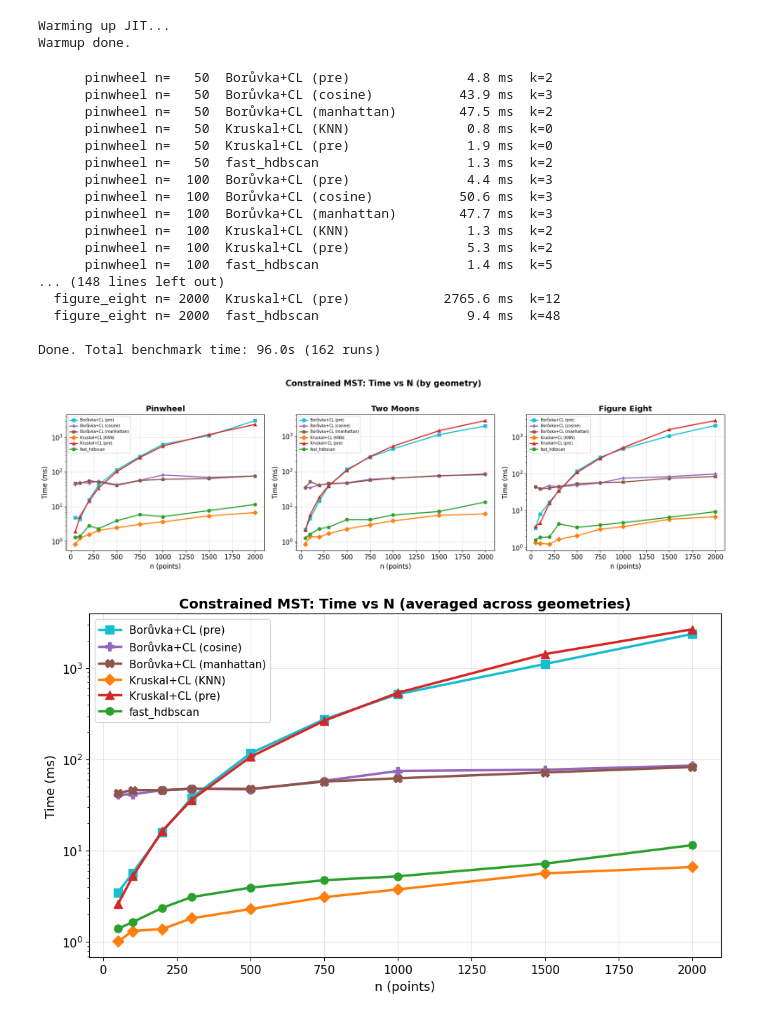
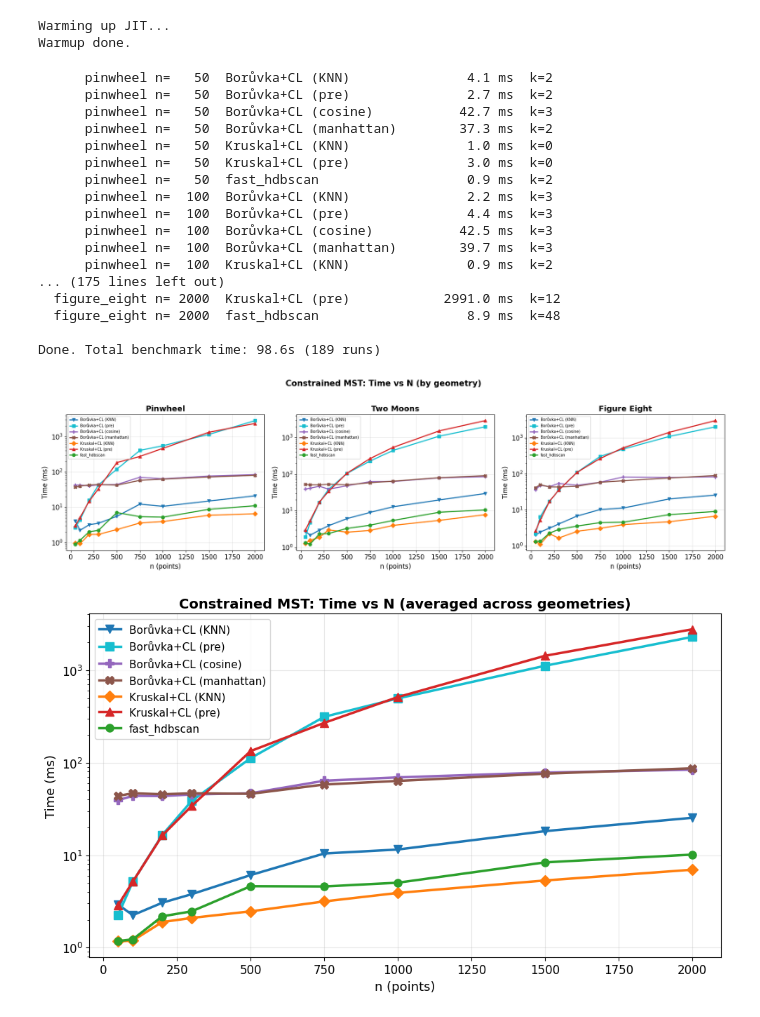
Before and after one commit to kareef928/fast_hdbscan, a Jupyter notebook: benchmark_scaling.ipynb, the cells around one changed output. Cells and saved outputs as stored; diff of their text form; code cells hidden in the pictures.

Commit message:
add boruvka CL knn

```diff
--- a/benchmark_scaling.ipynb
+++ b/benchmark_scaling.ipynb
@@ -51,13 +51,16 @@ _load("core_graph")
 _load("boruvka")
 _load("precomputed")
 _load("kruskal")
+_load("nndescent")
 _load("hdbscan")
 _bc = _load("boruvka_constrained")
 print("Done.")
 
 # Constrained Borůvka path
 build_kdtree = sys.modules["fast_hdbscan.numba_kdtree"].build_kdtree
+parallel_tree_query = sys.modules["fast_hdbscan.numba_kdtree"].parallel_tree_query
 constrained_hdbscan_from_boruvka = _bc.constrained_hdbscan_from_boruvka
+_knn_graph_to_sparse = sys.modules["fast_hdbscan.nndescent"]._knn_graph_to_sparse
 
 # Kruskal paths
 kruskal_mst_from_feature_matrix = sys.modules["fast_hdbscan.kruskal"].kruskal_mst_from_feature_matrix
@@ -133,6 +136,27 @@ def gen_figure_eight(n, seed=SEED):
     return X, y
 # %%
 # ── Method runners: return (time_s, n_clusters, labels) ──
+
+def run_boruvka_knn(X, cl_indptr, cl_indices, ms=5, mcs=5):
+    """Borůvka+CL via KD-tree KNN sparse graph (no O(n²) distance matrix)."""
+    knn_k = max(10, ms * 2)
+    t0 = time.perf_counter()
+    tree = build_kdtree(X.astype(np.float32), leaf_size=40)
+    k_query = max(knn_k, ms) + 1  # +1 for self
+    distances_rdist, neighbors_raw = parallel_tree_query(
+        tree, tree.data, k=k_query, output_rdist=True)
+    distances = np.sqrt(distances_rdist.astype(np.float64))
+    knn_indices = neighbors_raw[:, 1:].astype(np.int32)   # skip self
+    knn_distances = distances[:, 1:]                       # skip self
+    D_sparse = _knn_graph_to_sparse(knn_indices, knn_distances, X.shape[0])
+    labels, probs, edges = constrained_hdbscan_from_boruvka(
+        D_sparse, 1, cl_indptr, cl_indices,
+        min_cluster_size=mcs, min_samples=ms,
+        metric="precomputed"
+    )
+    elapsed = time.perf_counter() - t0
+    n_clusters = len(set(labels)) - (1 if -1 in labels else 0)
+    return elapsed, n_clusters, labels
 
 def run_boruvka_precomputed(X, cl_indptr, cl_indices, ms=5, mcs=5):
     """Borůvka+CL via precomputed dense distance matrix (O(n²))."""
@@ -240,6 +265,7 @@ MS, MCS = 5, 5
 #               "sparse" = runner(X, cl_sparse, ...)
 #               "none"   = runner(X, ...)  (no constraints)
 METHOD_DEFS = {
+    "Borůvka+CL (KNN)":       (run_boruvka_knn,          "indptr"),
     "Borůvka+CL (pre)":       (run_boruvka_precomputed, "indptr"),
     "Borůvka+CL (cosine)":    (run_boruvka_cosine,      "indptr"),
     "Borůvka+CL (manhattan)": (run_boruvka_manhattan,    "indptr"),
@@ -286,23 +312,23 @@ for geo_name, gen_fn in GEOMETRIES.items():
 t_total = time.perf_counter() - t_start
 print(f"\nDone. Total benchmark time: {t_total:.1f}s ({len(results)} runs)")
 # %% [output]
-      pinwheel n=   50  Borůvka+CL (pre)               4.8 ms  k=2
-      pinwheel n=   50  Borůvka+CL (cosine)           43.9 ms  k=3
-      pinwheel n=   50  Borůvka+CL (manhattan)        47.5 ms  k=2
-      pinwheel n=   50  Kruskal+CL (KNN)               0.8 ms  k=0
-      pinwheel n=   50  Kruskal+CL (pre)               1.9 ms  k=0
-      pinwheel n=   50  fast_hdbscan                   1.3 ms  k=2
+      pinwheel n=   50  Borůvka+CL (KNN)               4.1 ms  k=2
+      pinwheel n=   50  Borůvka+CL (pre)               2.7 ms  k=2
+      pinwheel n=   50  Borůvka+CL (cosine)           42.7 ms  k=3
+      pinwheel n=   50  Borůvka+CL (manhattan)        37.3 ms  k=2
+      pinwheel n=   50  Kruskal+CL (KNN)               1.0 ms  k=0
+      pinwheel n=   50  Kruskal+CL (pre)               3.0 ms  k=0
+      pinwheel n=   50  fast_hdbscan                   0.9 ms  k=2
+      pinwheel n=  100  Borůvka+CL (KNN)               2.2 ms  k=3
       pinwheel n=  100  Borůvka+CL (pre)               4.4 ms  k=3
-      pinwheel n=  100  Borůvka+CL (cosine)           50.6 ms  k=3
-      pinwheel n=  100  Borůvka+CL (manhattan)        47.7 ms  k=3
-      pinwheel n=  100  Kruskal+CL (KNN)               1.3 ms  k=2
-      pinwheel n=  100  Kruskal+CL (pre)               5.3 ms  k=2
-      pinwheel n=  100  fast_hdbscan                   1.4 ms  k=5
-... (148 lines left out)
-  figure_eight n= 2000  Kruskal+CL (pre)            2765.6 ms  k=12
-  figure_eight n= 2000  fast_hdbscan                   9.4 ms  k=48
+      pinwheel n=  100  Borůvka+CL (cosine)           42.5 ms  k=3
+      pinwheel n=  100  Borůvka+CL (manhattan)        39.7 ms  k=3
+      pinwheel n=  100  Kruskal+CL (KNN)               0.9 ms  k=2
+... (175 lines left out)
+  figure_eight n= 2000  Kruskal+CL (pre)            2991.0 ms  k=12
+  figure_eight n= 2000  fast_hdbscan                   8.9 ms  k=48
 
-Done. Total benchmark time: 96.0s (162 runs)
+Done. Total benchmark time: 98.6s (189 runs)
 # %%
 import matplotlib.pyplot as plt
 import matplotlib
@@ -310,6 +336,7 @@ matplotlib.rcParams.update({"font.size": 12})
 
 methods = list(METHOD_DEFS.keys())
 colors = {
+    "Borůvka+CL (KNN)":       "#1f77b4",
     "Borůvka+CL (pre)":       "#17becf",
     "Borůvka+CL (cosine)":    "#9467bd",
     "Borůvka+CL (manhattan)": "#8c564b",
@@ -318,39 +345,40 @@ colors = {
     "fast_hdbscan":            "#2ca02c",
 }
 markers = {
+    "Borůvka+CL (KNN)":       "v",
     "Borůvka+CL (pre)":       "s",
     "Borůvka+CL (cosine)":    "P",
     "Borůvka+CL (manhattan)": "X",
     "Kruskal+CL (KNN)":       "D",
     "Kruskal+CL (pre)":       "^",
     "fast_hdbscan":            "o",
 }
 geo_names = list(GEOMETRIES.keys())
 
 # ── Per-geometry timing plots ──
 fig, axes = plt.subplots(1, len(geo_names), figsize=(6 * len(geo_names), 5), sharey=False)
 if len(geo_names) == 1:
     axes = [axes]
 
 for ax, geo in zip(axes, geo_names):
     for method in methods:
         subset = [r for r in results if r["geometry"] == geo and r["method"] == method]
         ns = [r["n"] for r in subset]
         ts = [r["median_ms"] for r in subset]
         ax.plot(ns, ts, marker=markers[method], color=colors[method],
                 linewidth=2, markersize=6, label=method)
     ax.set_title(geo.replace("_", " ").title(), fontweight="bold")
     ax.set_xlabel("n (points)")
     ax.set_ylabel("Time (ms)")
     ax.set_yscale("log")
     ax.legend(fontsize=7)
     ax.grid(True, alpha=0.3)
 
 fig.suptitle("Constrained MST: Time vs N (by geometry)", fontsize=15, fontweight="bold", y=1.02)
 plt.tight_layout()
 plt.show()
 # %% [output]
-[figure, old version]
+[figure, new version]
 # %%
 # ── Averaged time across all geometries ──
 fig, ax = plt.subplots(figsize=(10, 6))
@@ -372,7 +400,7 @@ ax.grid(True, alpha=0.3)
 plt.tight_layout()
 plt.show()
 # %% [output]
-[figure, old version]
+[figure, new version]
 # %%
 # ── Log-log plot to see scaling exponents ──
 fig, ax = plt.subplots(figsize=(10, 6))
```
Also changed, not shown: parts of 8 cells of this notebook.
